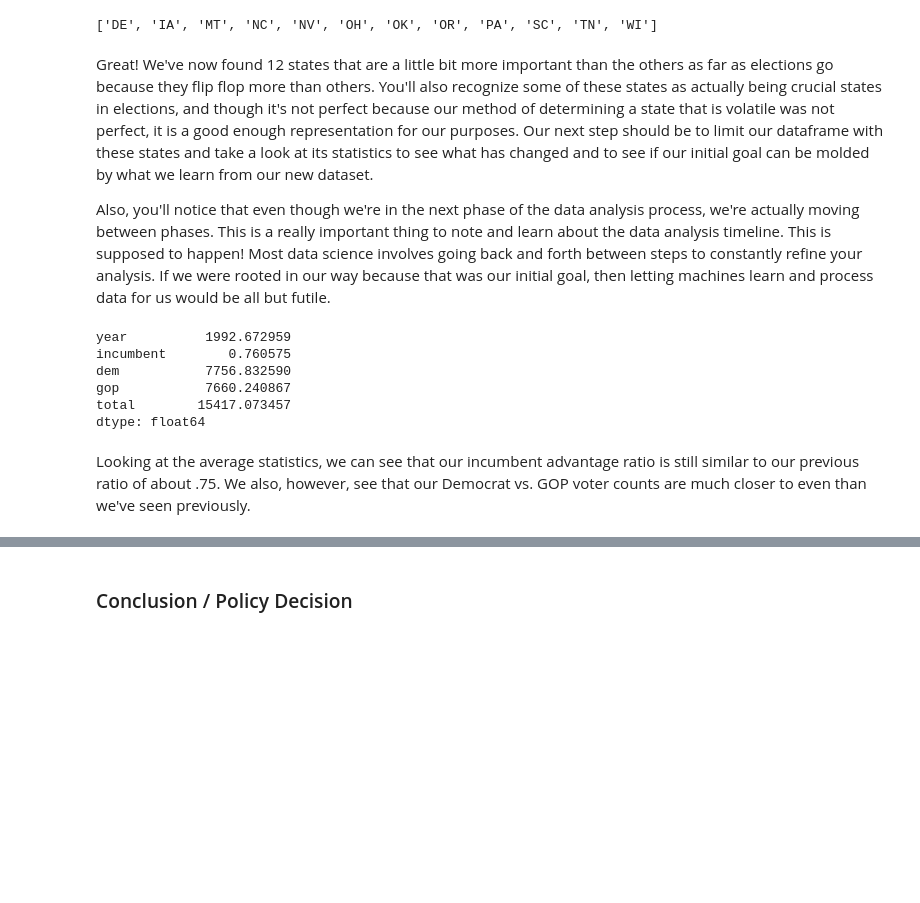
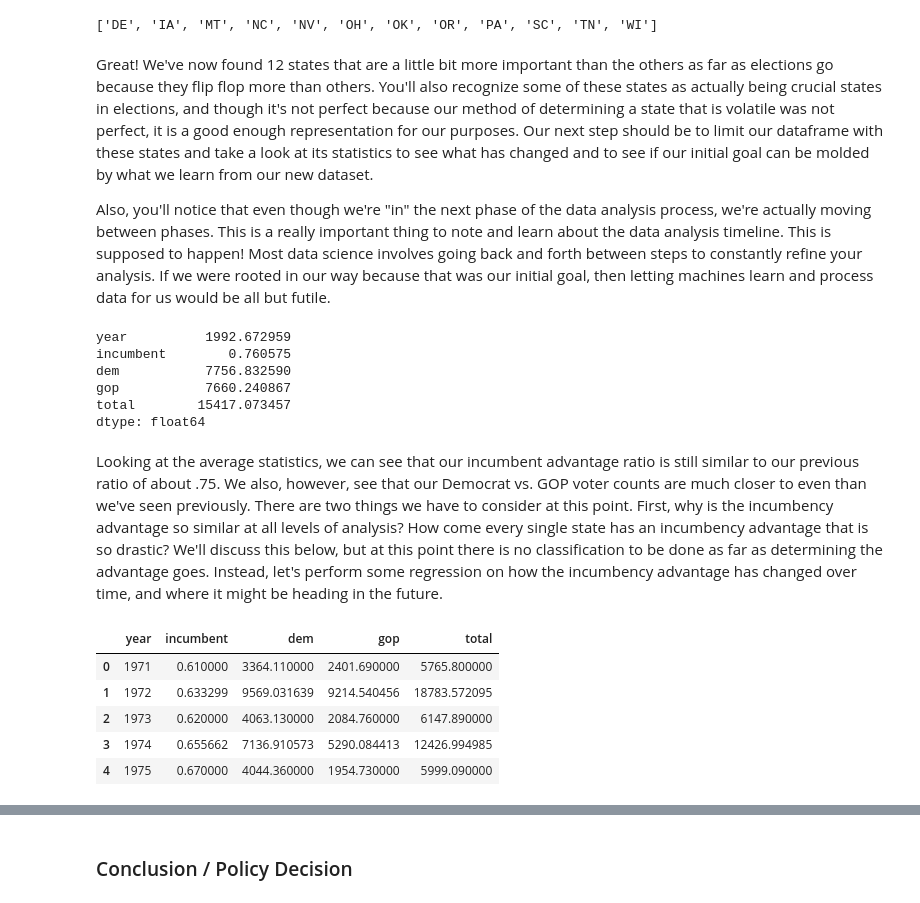
Before and after one commit to evinaik/college-board-analysis, a Jupyter notebook: Incumbency.ipynb, the cells around one changed output, grey strips where cells are left out. Cells and saved outputs as stored; diff of their text form; code cells hidden in the pictures; blank space fills up the shorter version.

```diff
--- a/Incumbency.ipynb
+++ b/Incumbency.ipynb
@@ -198,7 +208,7 @@ states
 # %% [markdown]
 Great! We've now found 12 states that are a little bit more important than the others as far as elections go because they flip flop more than others. You'll also recognize some of these states as actually being crucial states in elections, and though it's not perfect because our method of determining a state that is volatile was not perfect, it is a good enough representation for our purposes. Our next step should be to limit our dataframe with these states and take a look at its statistics to see what has changed and to see if our initial goal can be molded by what we learn from our new dataset.
 
-Also, you'll notice that even though we're in the next phase of the data analysis process, we're actually moving between phases. This is a really important thing to note and learn about the data analysis timeline. This is supposed to happen! Most data science involves going back and forth between steps to constantly refine your analysis. If we were rooted in our way because that was our initial goal, then letting machines learn and process data for us would be all but futile.
+Also, you'll notice that even though we're "in" the next phase of the data analysis process, we're actually moving between phases. This is a really important thing to note and learn about the data analysis timeline. This is supposed to happen! Most data science involves going back and forth between steps to constantly refine your analysis. If we were rooted in our way because that was our initial goal, then letting machines learn and process data for us would be all but futile.
 # %%
 state_df = df[df.state.isin(states)]
 state_df.mean()
@@ -210,4 +220,14 @@ gop           7660.240867
 total        15417.073457
 dtype: float64
 # %% [markdown]
-Looking at the average statistics, we can see that our incumbent advantage ratio is still similar to our previous ratio of about .75. We also, however, see that our Democrat vs. GOP voter counts are much closer to even than we've seen previously.
+Looking at the average statistics, we can see that our incumbent advantage ratio is still similar to our previous ratio of about .75. We also, however, see that our Democrat vs. GOP voter counts are much closer to even than we've seen previously. There are two things we have to consider at this point. First, why is the incumbency advantage so similar at all levels of analysis? How come every single state has an incumbency advantage that is so drastic? We'll discuss this below, but at this point there is no classification to be done as far as determining the advantage goes. Instead, let's perform some regression on how the incumbency advantage has changed over time, and where it might be heading in the future.
+# %%
+inc_y = df.groupby('year').mean().reset_index()
+inc_y.head()
+# %% [output]
+|  | year | incumbent | dem | gop | total |
+| 0 | 1971 | 0.610000 | 3364.110000 | 2401.690000 | 5765.800000 |
+| 1 | 1972 | 0.633299 | 9569.031639 | 9214.540456 | 18783.572095 |
+| 2 | 1973 | 0.620000 | 4063.130000 | 2084.760000 | 6147.890000 |
+| 3 | 1974 | 0.655662 | 7136.910573 | 5290.084413 | 12426.994985 |
+| 4 | 1975 | 0.670000 | 4044.360000 | 1954.730000 | 5999.090000 |
```
Also changed, not shown: parts of 19 cells of this notebook.
